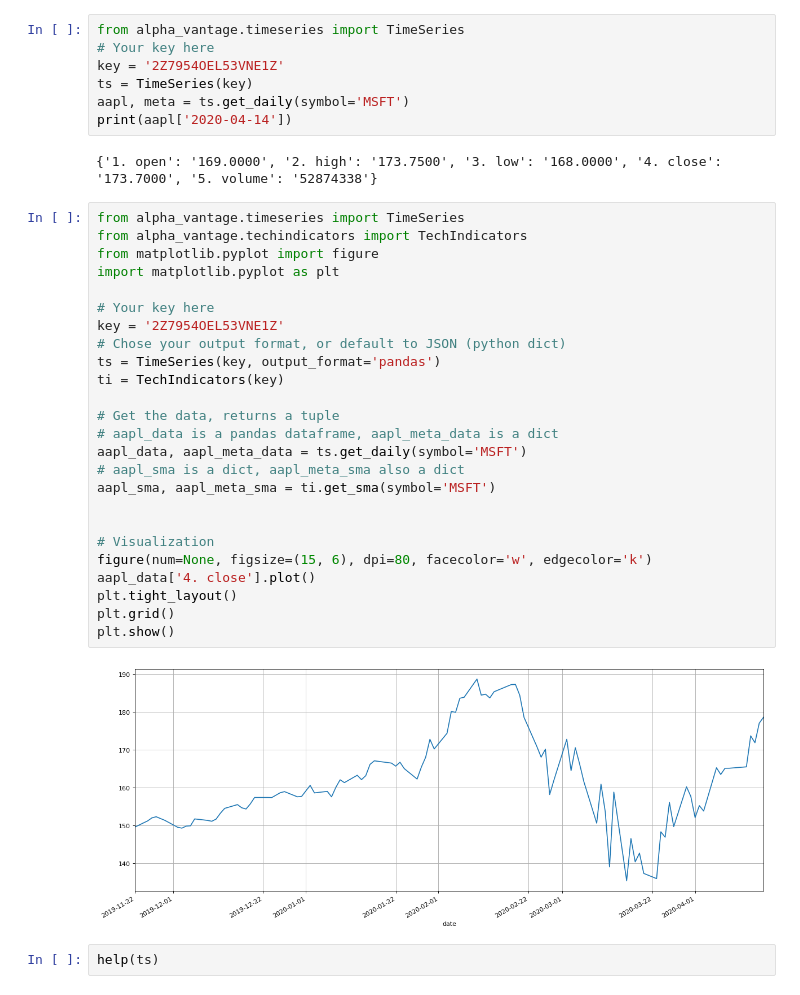
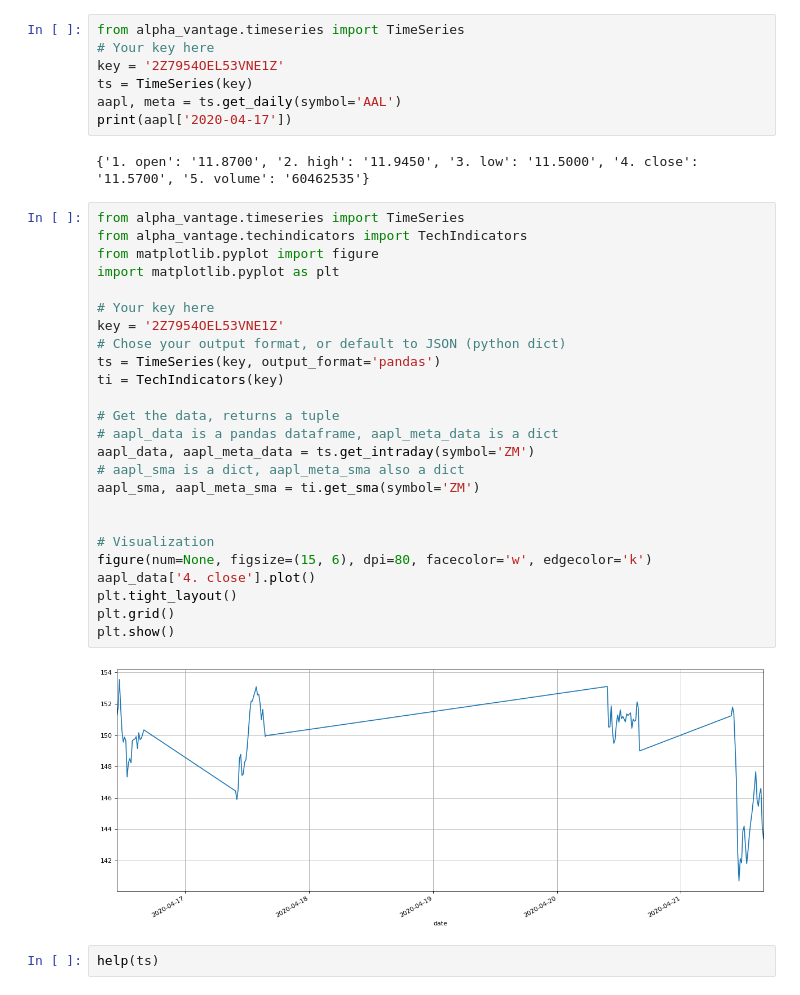
Before and after one commit to dcheung15/DataMiningProject, a Jupyter notebook: Stock info.ipynb, the cells around one changed output. Cells and saved outputs as stored; diff of their text form.

Commit message:
Graphs

```diff
--- a/Stock info.ipynb
+++ b/Stock info.ipynb
@@ -3,37 +3,37 @@ from alpha_vantage.timeseries import TimeSeries
 # Your key here
 key = '2Z7954OEL53VNE1Z'
 ts = TimeSeries(key)
-aapl, meta = ts.get_daily(symbol='MSFT')
-print(aapl['2020-04-14'])
+aapl, meta = ts.get_daily(symbol='AAL')
+print(aapl['2020-04-17'])
 # %% [output]
-{'1. open': '169.0000', '2. high': '173.7500', '3. low': '168.0000', '4. close': '173.7000', '5. volume': '52874338'}
+{'1. open': '11.8700', '2. high': '11.9450', '3. low': '11.5000', '4. close': '11.5700', '5. volume': '60462535'}
 # %%
 from alpha_vantage.timeseries import TimeSeries
 from alpha_vantage.techindicators import TechIndicators
 from matplotlib.pyplot import figure
 import matplotlib.pyplot as plt
 
 # Your key here
 key = '2Z7954OEL53VNE1Z'
 # Chose your output format, or default to JSON (python dict)
 ts = TimeSeries(key, output_format='pandas')
 ti = TechIndicators(key)
 
 # Get the data, returns a tuple
 # aapl_data is a pandas dataframe, aapl_meta_data is a dict
-aapl_data, aapl_meta_data = ts.get_daily(symbol='MSFT')
+aapl_data, aapl_meta_data = ts.get_intraday(symbol='ZM')
 # aapl_sma is a dict, aapl_meta_sma also a dict
-aapl_sma, aapl_meta_sma = ti.get_sma(symbol='MSFT')
+aapl_sma, aapl_meta_sma = ti.get_sma(symbol='ZM')
 
 
 # Visualization
 figure(num=None, figsize=(15, 6), dpi=80, facecolor='w', edgecolor='k')
 aapl_data['4. close'].plot()
 plt.tight_layout()
 plt.grid()
 plt.show()
 # %% [output]
-[figure, old version]
+[figure, new version]
 # %%
 help(ts)
 # %% [output]
```
Also changed, not shown: parts of 2 cells of this notebook, 5 other files.
